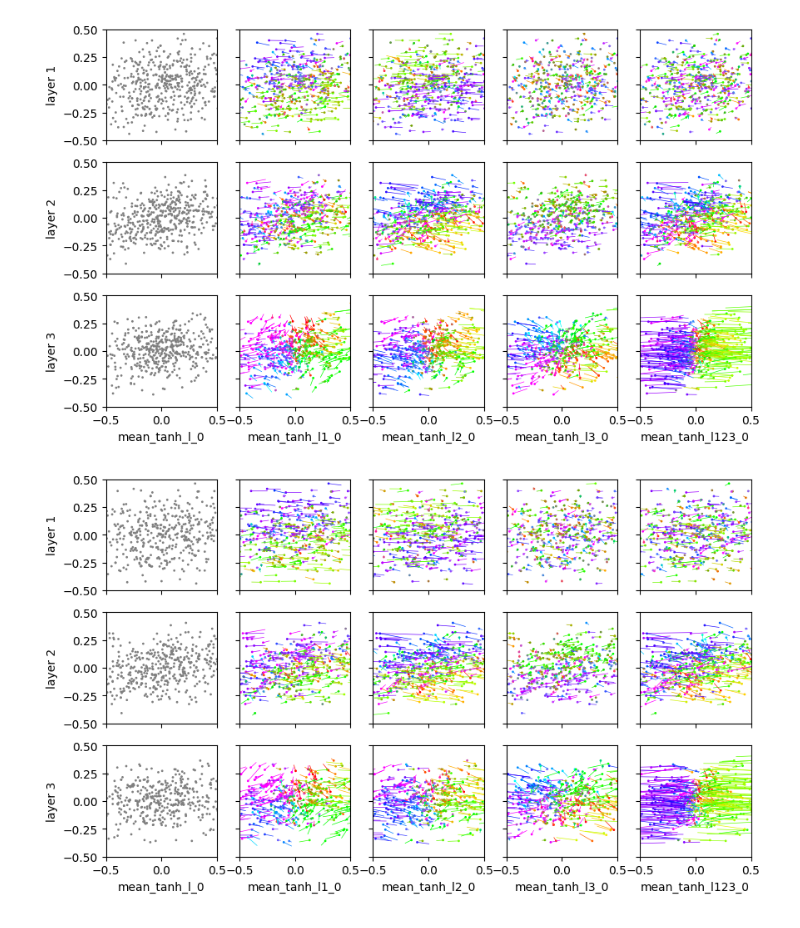
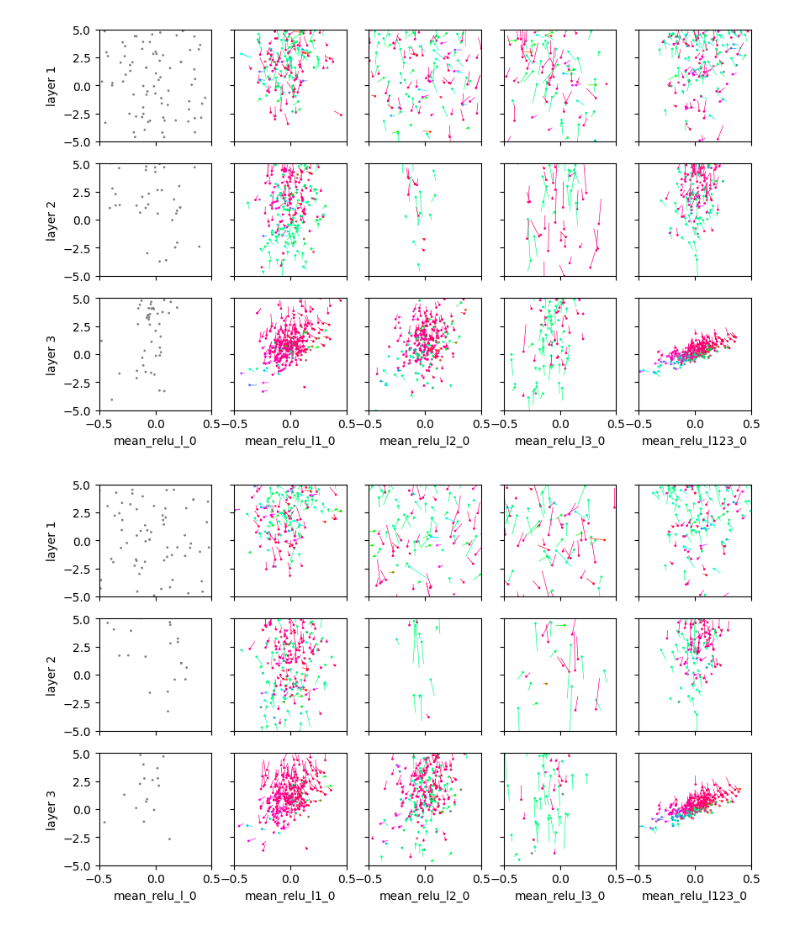
Before and after one commit to yingchenlin/kiln, a Jupyter notebook: grad.ipynb, the cells around one changed output. Drawn from its saved outputs; the diff is of its cells as text; code cells hidden in the pictures.

```diff
--- a/grad.ipynb
+++ b/grad.ipynb
@@ -146,32 +152,47 @@ def get_state(ckpt, i):
 # %%
 seed = 2020883518546164801
-#scheme, ranges, speed = "mean_relu", ((-.5, .5), (0, 8)), 1
+scheme, ranges, speed = "mean_relu", ((-.5, .5), (-5, 5)), 1
+#scheme, ranges, speed = "mean_tanh", ((-.5, .5), (-.5, .5)), 1
 #scheme, ranges, speed = "cov_relu", ((-.5, .5), (0, 8)), 1
-scheme, ranges, speed = "mean_tanh", ((-.5, .5), (-.5, .5)), 1
 #scheme, ranges, speed = "cov_erf-t", ((-.5, .5), (-.5, .5)), 1
+#scheme, ranges, speed = "cov_quad_relu", ((-.5, .5), (-8, 8)), 1
+#scheme, ranges, speed = "cov_quad_erf-t", ((-.5, .5), (-.5, .5)), 1
 dir_path = "outputs/lyr"
 labels = [f"{scheme}_{l}_0" for l in ("l", "l1", "l2", "l3", "l123")]
 layers = ["layer 1", "layer 2", "layer 3"]
 epochs = [10, 20, 30, 40, 50]
-
-n = 100
-idx = torch.randint(n * (n-1), size=(500,))
-idx = idx + (idx/n).int() + 1 # skip diagonal
+# %%
+d = 100
+kind = "off-diag"
+if kind == "off-diag":
+    n = 300
+    i = torch.randint(d, size=(n,))
+    j = torch.randint(d-1, size=(n,))
+    j = j + (j >= i) # skip diagonal
+elif kind == "diag":
+    i = torch.arange(d)
+    j = torch.arange(d)
+elif kind == "row":
+    i = 0
+    j = torch.arange(d)
+idx = (i, j)
 # %%
 for epoch in epochs:
     axes = gridplot(labels, layers, ranges)
     for j, label in enumerate(labels):
-        s = Snapshot(dir_path, labels[0], label, epoch, seed)()
-        t = Snapshot(dir_path, labels[0], labels[0], epoch, seed)()
+        s = Snapshot(dir_path, label, label, epoch, seed)()
+        t = Snapshot(dir_path, label, labels[0], epoch, seed)()
         for i, layer in enumerate(layers):
             ax = axes[i][j]
             kx = f"{i*4+5}.weight.t1"
-            ky = f"{i*4+4}.state.m2"
+            #ky = f"{i*4+4}.state.m2"
+            ky = f"{i*4+2}.state.m2"
             #ky = f"{i*4+1}.weight.1t"
-            #ky = f"{i*4+2}.state.m2"
-            x0 = s[kx][0].flatten()[idx]
-            y0 = s[ky][0].flatten()[idx]
-            dx = s[kx][1].flatten()[idx] - t[kx][1].flatten()[idx]
-            dy = s[ky][1].flatten()[idx] - t[ky][1].flatten()[idx]
-            plot_segments(ax, x0, y0, x0+dx*speed, y0+dy*speed)
+            a = speed
+            x0, dx = s[kx][0], s[kx][1] - t[kx][1]
+            y0, dy = s[ky][0], s[ky][1] - t[ky][1]
+            x1, y1 = x0 + dx * a, y0 + dy * a
+            x0, x1 = x0[idx], x1[idx]
+            y0, y1 = y0[idx], y1[idx]
+            plot_segments(ax, x0, y0, x1, y1)
 # %% [output]
@@ -181,5 +202,5 @@ for epoch in epochs:
-[figure, old version]
+[figure, new version]
-[figure, old version]
+[figure, new version]
 # %%
 for epoch0, epoch1 in zip(epochs[:-1], epochs[1:]):
     axes = gridplot(labels, layers, ranges)
```
Also changed, not shown: parts of 3 cells of this notebook, 2 other files.
